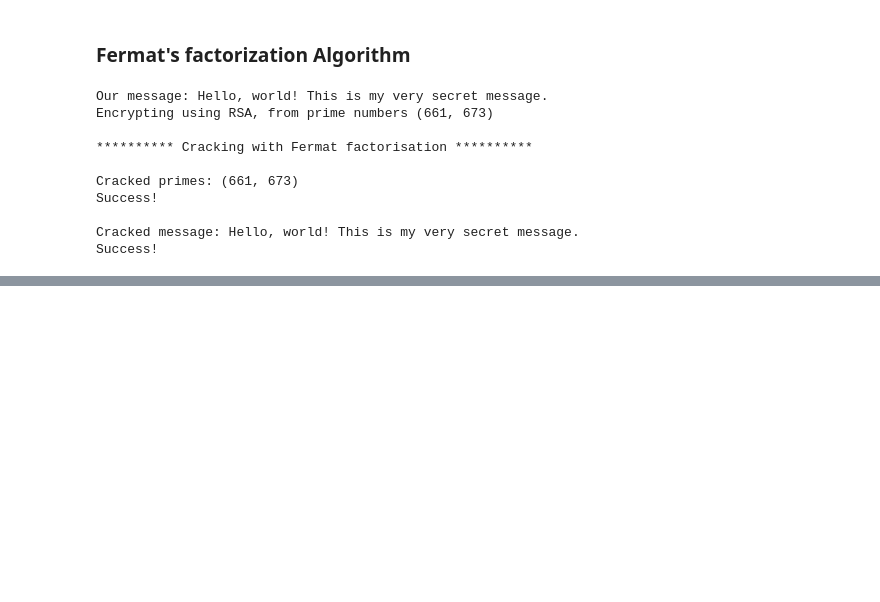
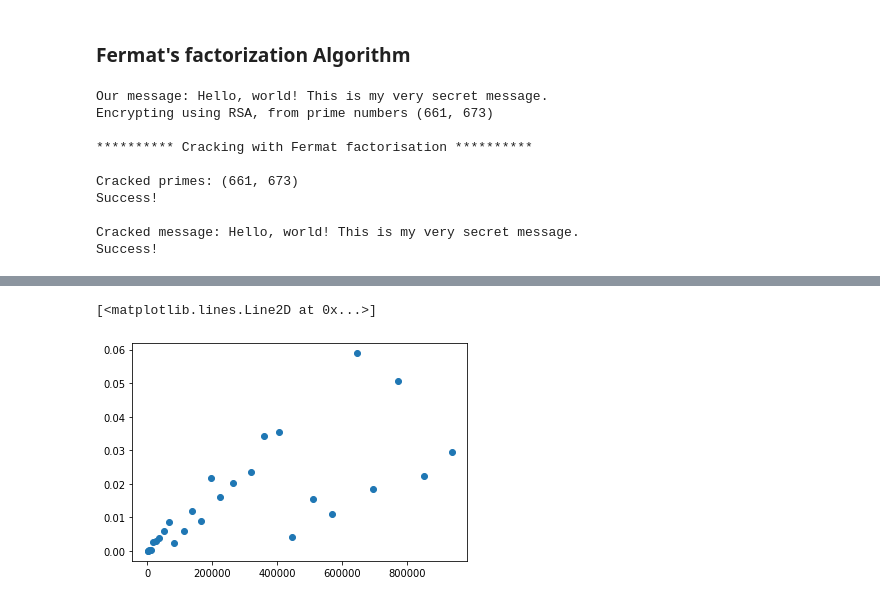
Before and after one commit to matiboux/epita-s6-fmsi, a Jupyter notebook: Notebook.ipynb, the cells around one changed output, grey strips where cells are left out. Saved outputs shown, nothing was run; the diff lists cells and outputs as text; code cells hidden in the pictures; blank space fills up the shorter version.

```diff
--- a/Notebook.ipynb
+++ b/Notebook.ipynb
@@ -267,0 +299,2 @@ Success!
+# %%
+time_array_fermat, prime_array_fermat = tm.time_crack(fermat.crack_primes)
@@ -267,0 +319,5 @@ Success!
+# %%
+plt.plot(prime_array_fermat, time_array_fermat,'o')
+# %% [output]
+[<matplotlib.lines.Line2D at 0x...>]
+[figure, added]
```
Also changed, not shown: parts of 6 cells of this notebook, 1 other file.
